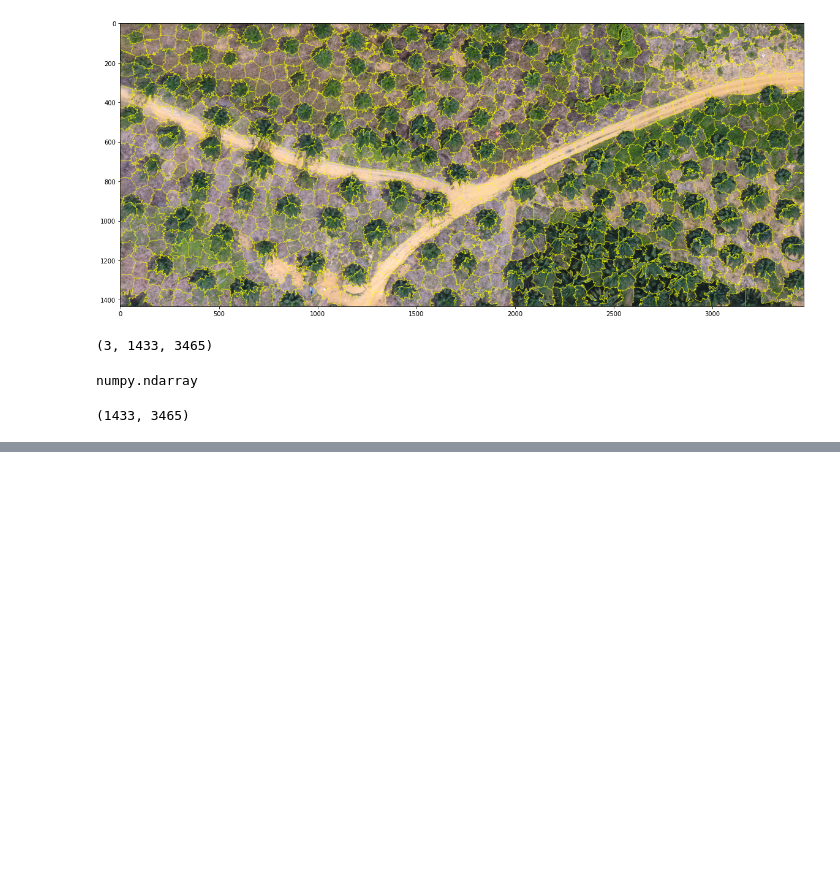
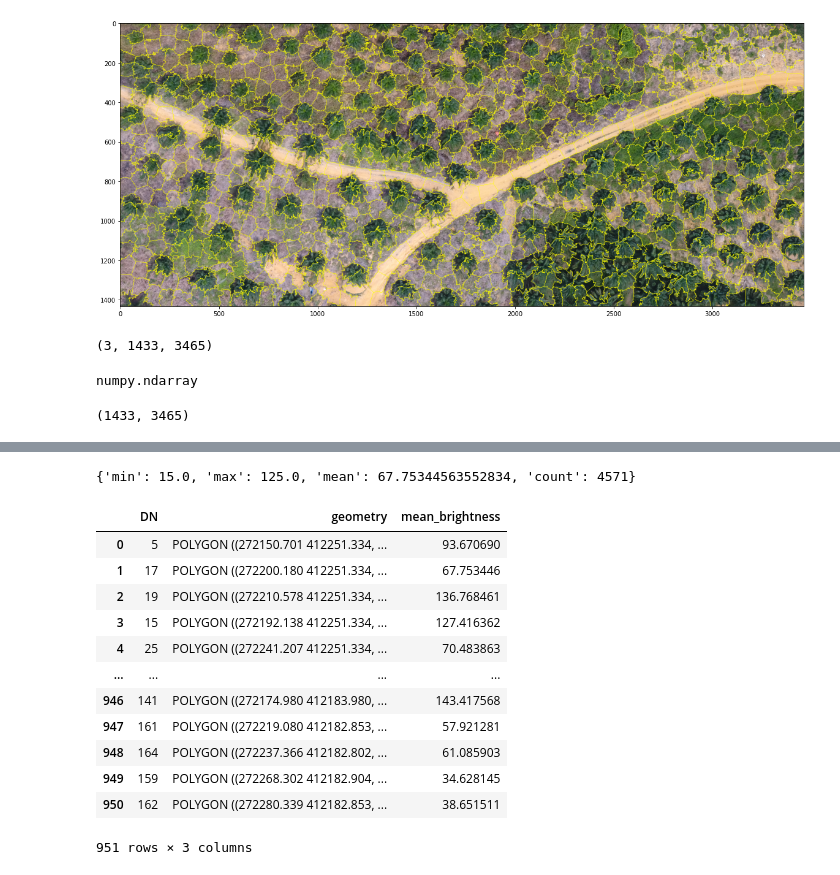
Before and after one commit to dwhew/MAP---OBIA, a Jupyter notebook: OBIA.ipynb, the cells around one changed output, grey strips where cells are left out. Saved outputs shown, nothing was run; the diff lists cells and outputs as text; code cells hidden in the pictures; blank space fills up the shorter version.

```diff
--- a/OBIA.ipynb
+++ b/OBIA.ipynb
@@ -96,0 +108,3 @@ segments.shape
+# %%
+segments_shp = gpd.read_file('segments.shp')
+segments_shp
@@ -96,0 +125,5 @@ segments.shape
+# %%
+stats = zonal_stats('segments.shp', 'image_new.tif')
+stats[1]
+# %% [output]
+{'min': 15.0, 'max': 125.0, 'mean': 67.75344563552834, 'count': 4571}
@@ -96,0 +136,16 @@ segments.shape
+# %%
+segments_shp
+# %% [output]
+|  | DN | geometry | mean_brightness |
+| 0 | 5 | POLYGON ((272150.701 412251.334, ... | 93.670690 |
+| 1 | 17 | POLYGON ((272200.180 412251.334, ... | 67.753446 |
+| 2 | 19 | POLYGON ((272210.578 412251.334, ... | 136.768461 |
+| 3 | 15 | POLYGON ((272192.138 412251.334, ... | 127.416362 |
+| 4 | 25 | POLYGON ((272241.207 412251.334, ... | 70.483863 |
+| ... | ... | ... | ... |
+| 946 | 141 | POLYGON ((272174.980 412183.980, ... | 143.417568 |
+| 947 | 161 | POLYGON ((272219.080 412182.853, ... | 57.921281 |
+| 948 | 164 | POLYGON ((272237.366 412182.802, ... | 61.085903 |
+| 949 | 159 | POLYGON ((272268.302 412182.904, ... | 34.628145 |
+| 950 | 162 | POLYGON ((272280.339 412182.853, ... | 38.651511 |
+951 rows × 3 columns
```
Also changed, not shown: parts of 9 cells of this notebook.
